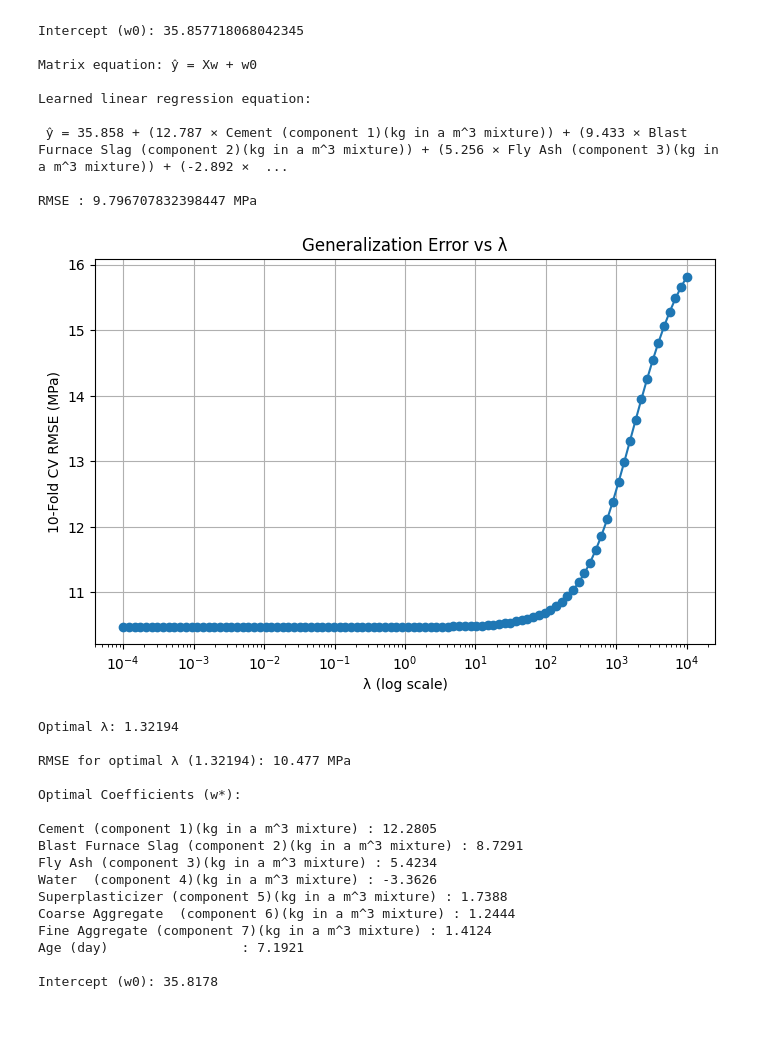
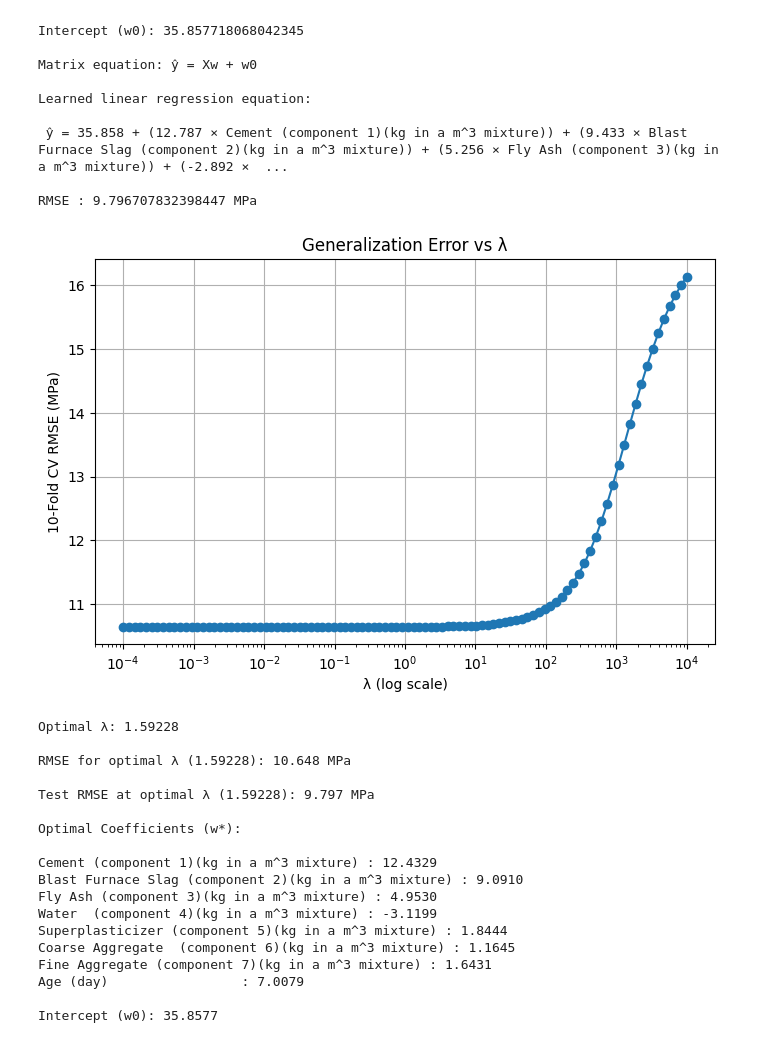
Before and after one commit to chrisd314/02452_Machine_Learning_Project_Fall_2025, a Jupyter notebook: ML Assignment 2 - Regression.ipynb, the cells around one changed output. Cells and saved outputs as stored; diff of their text form; code cells hidden in the pictures.

```diff
--- a/ML Assignment 2 - Regression.ipynb
+++ b/ML Assignment 2 - Regression.ipynb
@@ -90,7 +90,7 @@ for l in lambdas:
     ])
 
     # Cross-validation returns negative MSE
-    neg_mse = cross_val_score(ridge_pipeline, X, y, cv=tenfold, scoring='neg_mean_squared_error')
+    neg_mse = cross_val_score(ridge_pipeline, X_train, y_train, cv=tenfold, scoring='neg_mean_squared_error')
     mse_scores.append(-neg_mse.mean())
 
 rmse_scores = np.sqrt(mse_scores)
@@ -100,50 +100,55 @@ plt.figure(figsize=(8,5))
 plt.semilogx(lambdas, rmse_scores, marker='o')
 plt.xlabel("λ (log scale)")
 plt.ylabel("10-Fold CV RMSE (MPa)")
 plt.title("Generalization Error vs λ")
 plt.grid(True)
 plt.show()
 
 optimal_lambda = lambdas[np.argmin(mse_scores)]
 print(f"Optimal λ: {optimal_lambda:.5f}")
 
 # Train final model on standardized full data
 final_pipeline = Pipeline([
     ('scaler', StandardScaler()),
     ('ridge', Ridge(alpha=optimal_lambda))
 ])
 
-neg_mse_opt = cross_val_score(final_pipeline, X, y, cv=tenfold, scoring='neg_mean_squared_error')
+neg_mse_opt = cross_val_score(final_pipeline, X_train, y_train, cv=tenfold, scoring='neg_mean_squared_error')
 rmse_opt = np.sqrt(-neg_mse_opt.mean())
-
 print(f"\nRMSE for optimal λ ({optimal_lambda:.5f}): {rmse_opt:.3f} MPa")
 
-final_pipeline.fit(X, y)
+final_pipeline.fit(X_train, y_train)
+
+y_test_pred = final_pipeline.predict(X_test)
+rmse_test = np.sqrt(mean_squared_error(y_test, y_test_pred))
+print(f"\nTest RMSE at optimal λ ({optimal_lambda:.5f}): {rmse_test:.3f} MPa")
 
 ridge_final = final_pipeline.named_steps['ridge']
 w = ridge_final.coef_
 w0 = ridge_final.intercept_
 
 print("\nOptimal Coefficients (w*):\n")
 for name, value in zip(X.columns, w):
     print(f"{name:25s} : {value:.4f}")
 
 print(f"\nIntercept (w0): {w0:.4f}")
 # %% [output]
-[figure, old version]
+[figure, new version]
-Optimal λ: 1.32194
+Optimal λ: 1.59228
 
-RMSE for optimal λ (1.32194): 10.477 MPa
+RMSE for optimal λ (1.59228): 10.648 MPa
+
+Test RMSE at optimal λ (1.59228): 9.797 MPa
 
 Optimal Coefficients (w*):
 
-Cement (component 1)(kg in a m^3 mixture) : 12.2805
-Blast Furnace Slag (component 2)(kg in a m^3 mixture) : 8.7291
-Fly Ash (component 3)(kg in a m^3 mixture) : 5.4234
-Water  (component 4)(kg in a m^3 mixture) : -3.3626
-Superplasticizer (component 5)(kg in a m^3 mixture) : 1.7388
-Coarse Aggregate  (component 6)(kg in a m^3 mixture) : 1.2444
-Fine Aggregate (component 7)(kg in a m^3 mixture) : 1.4124
-Age (day)                 : 7.1921
+Cement (component 1)(kg in a m^3 mixture) : 12.4329
+Blast Furnace Slag (component 2)(kg in a m^3 mixture) : 9.0910
+Fly Ash (component 3)(kg in a m^3 mixture) : 4.9530
+Water  (component 4)(kg in a m^3 mixture) : -3.1199
+Superplasticizer (component 5)(kg in a m^3 mixture) : 1.8444
+Coarse Aggregate  (component 6)(kg in a m^3 mixture) : 1.1645
+Fine Aggregate (component 7)(kg in a m^3 mixture) : 1.6431
+Age (day)                 : 7.0079
 
-Intercept (w0): 35.8178
+Intercept (w0): 35.8577
```
Also changed, not shown: parts of 1 cell of this notebook, 2 other files.
